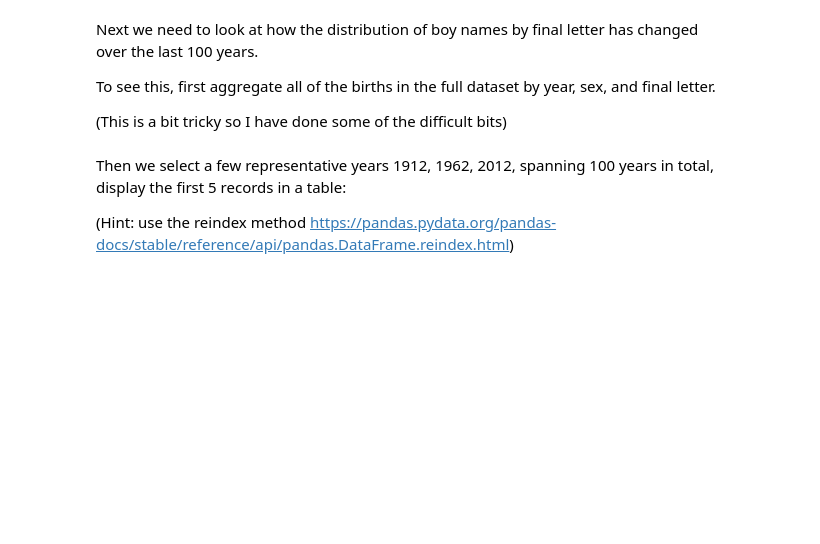
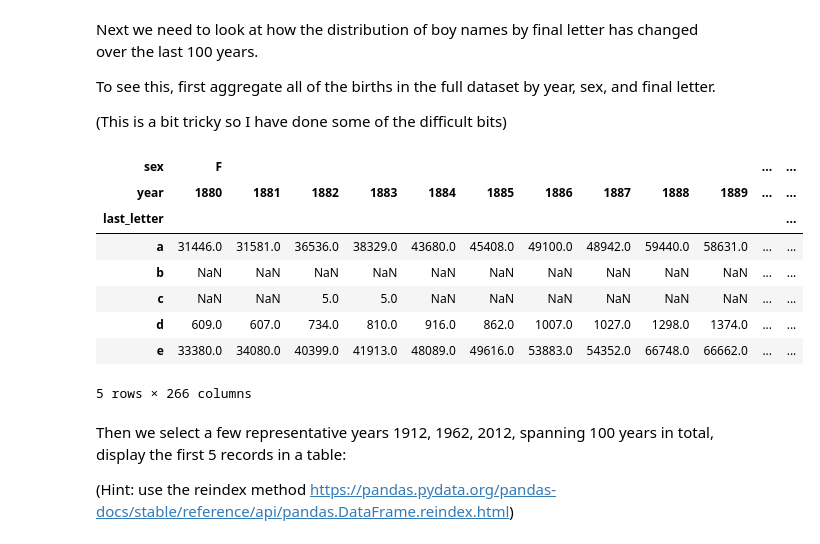
Before and after one commit to adhl-0216/MTU-Data-Analytics, a Jupyter notebook: Exercise_Baby_Names.ipynb, the cells around one changed output. Saved outputs shown, nothing was run; the diff lists cells and outputs as text; code cells hidden in the pictures; blank space fills up the shorter version.

```diff
--- a/Exercise_Baby_Names.ipynb
+++ b/Exercise_Baby_Names.ipynb
@@ -142,9 +227,20 @@ To see this, first aggregate all of the births in the full dataset by year, sex,
 # %%
 # extract last letter from name column
 get_last_letter = lambda x: x[-1]
 last_letters = names.name.map(get_last_letter)
 last_letters.name = 'last_letter'
 table = names.pivot_table('births',last_letters,['sex', 'year'], aggfunc=sum)
+table.head(5)
+# %% [output]
+| sex | F |  |  |  |  |  |  |  |  |  | ... | ... |
+| year | 1880 | 1881 | 1882 | 1883 | 1884 | 1885 | 1886 | 1887 | 1888 | 1889 | ... | ... |
+| last_letter |  |  |  |  |  |  |  |  |  |  |  | ... |
+| a | 31446.0 | 31581.0 | 36536.0 | 38329.0 | 43680.0 | 45408.0 | 49100.0 | 48942.0 | 59440.0 | 58631.0 | ... | ... |
+| b | NaN | NaN | NaN | NaN | NaN | NaN | NaN | NaN | NaN | NaN | ... | ... |
+| c | NaN | NaN | 5.0 | 5.0 | NaN | NaN | NaN | NaN | NaN | NaN | ... | ... |
+| d | 609.0 | 607.0 | 734.0 | 810.0 | 916.0 | 862.0 | 1007.0 | 1027.0 | 1298.0 | 1374.0 | ... | ... |
+| e | 33380.0 | 34080.0 | 40399.0 | 41913.0 | 48089.0 | 49616.0 | 53883.0 | 54352.0 | 66748.0 | 66662.0 | ... | ... |
+5 rows × 266 columns
 # %% [markdown]
 Then we select a few representative years 1912, 1962, 2012, spanning 100 years in total, display the first 5 records in a table:
 
```
Also changed, not shown: parts of 16 cells of this notebook.
